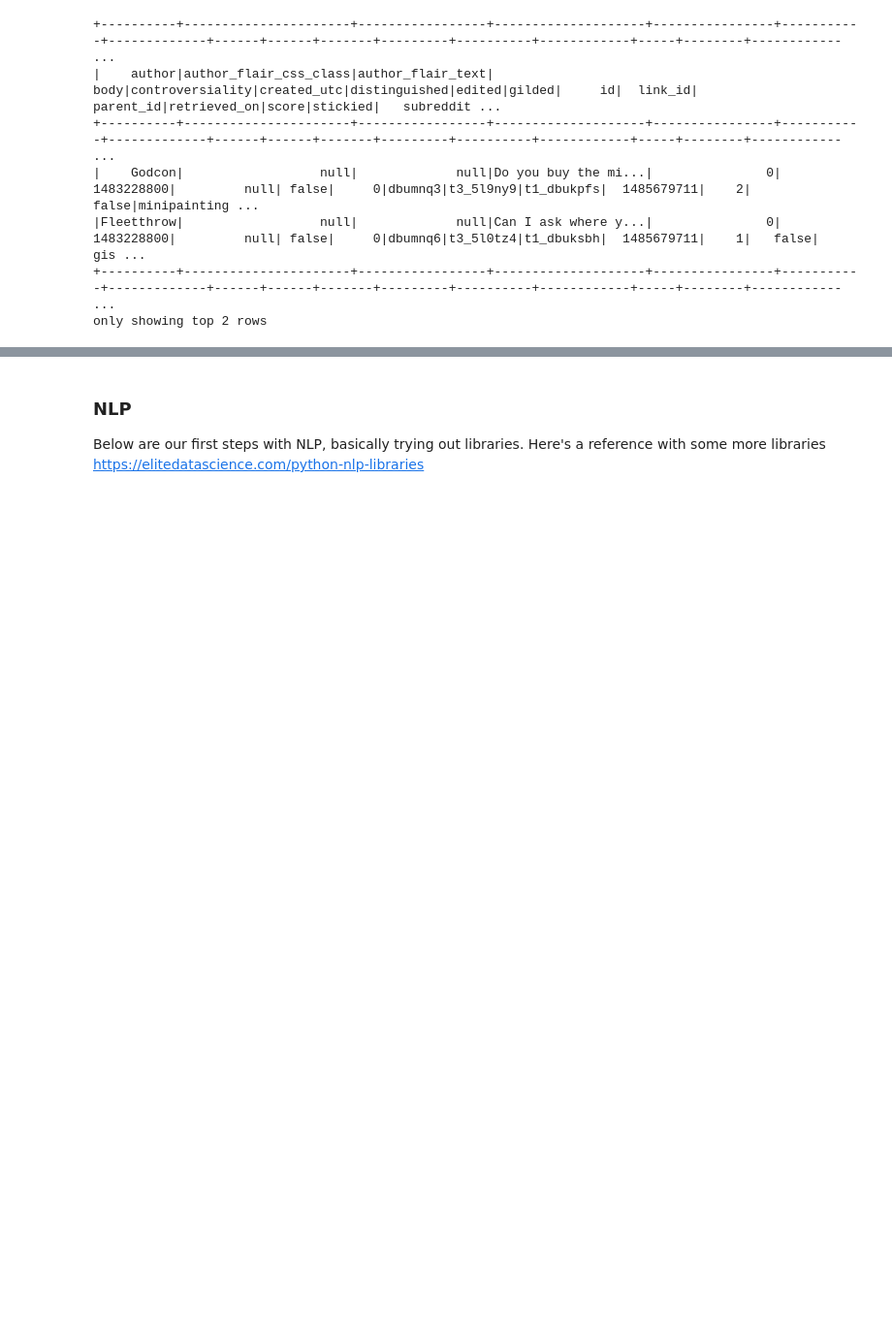
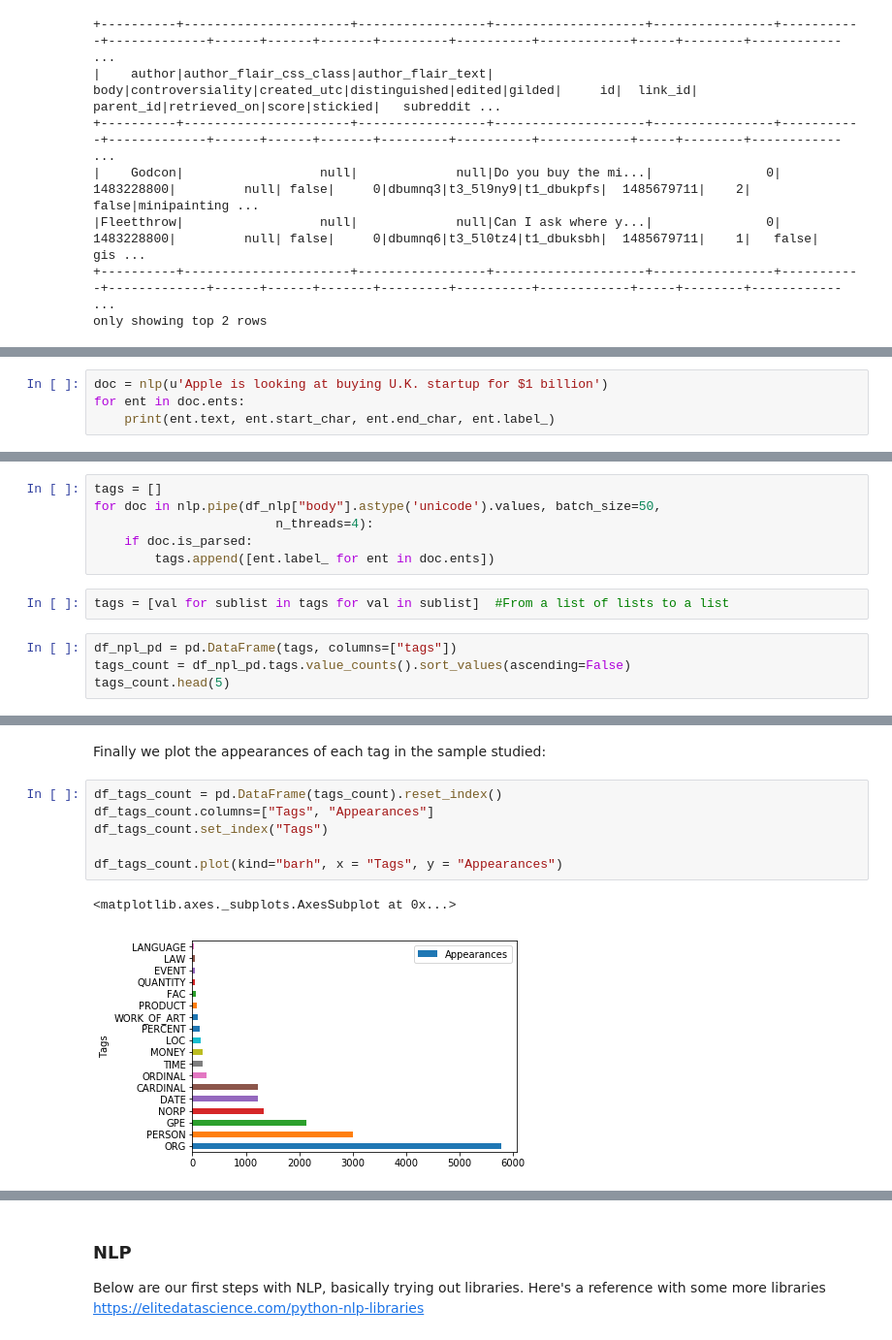
Before and after one commit to VashMKS/ada-project, a Jupyter notebook: Milestone 2.ipynb, the cells around one changed output, grey strips where cells are left out. Shown: that part at 97% size. Drawn from its saved outputs; the diff is of its cells as text; blank space fills up the shorter version.

```diff
--- a/Milestone 2.ipynb
+++ b/Milestone 2.ipynb
@@ -533,0 +563,4 @@ only showing top 2 rows
+# %%
+doc = nlp(u'Apple is looking at buying U.K. startup for $1 billion')
+for ent in doc.ents:
+    print(ent.text, ent.start_char, ent.end_char, ent.label_)
@@ -533,0 +575,12 @@ only showing top 2 rows
+# %%
+tags = []
+for doc in nlp.pipe(df_nlp["body"].astype('unicode').values, batch_size=50,
+                        n_threads=4):
+    if doc.is_parsed:
+        tags.append([ent.label_ for ent in doc.ents])
+# %%
+tags = [val for sublist in tags for val in sublist]  #From a list of lists to a list
+# %%
+df_npl_pd = pd.DataFrame(tags, columns=["tags"])
+tags_count = df_npl_pd.tags.value_counts().sort_values(ascending=False)
+tags_count.head(5)
@@ -533,0 +614,11 @@ only showing top 2 rows
+# %% [markdown]
+Finally we plot the appearances of each tag in the sample studied:
+# %%
+df_tags_count = pd.DataFrame(tags_count).reset_index()
+df_tags_count.columns=["Tags", "Appearances"]
+df_tags_count.set_index("Tags")
+
+df_tags_count.plot(kind="barh", x = "Tags", y = "Appearances")
+# %% [output]
+<matplotlib.axes._subplots.AxesSubplot at 0x...>
+[figure, added]
```
Also changed, not shown: parts of 24 cells of this notebook.
